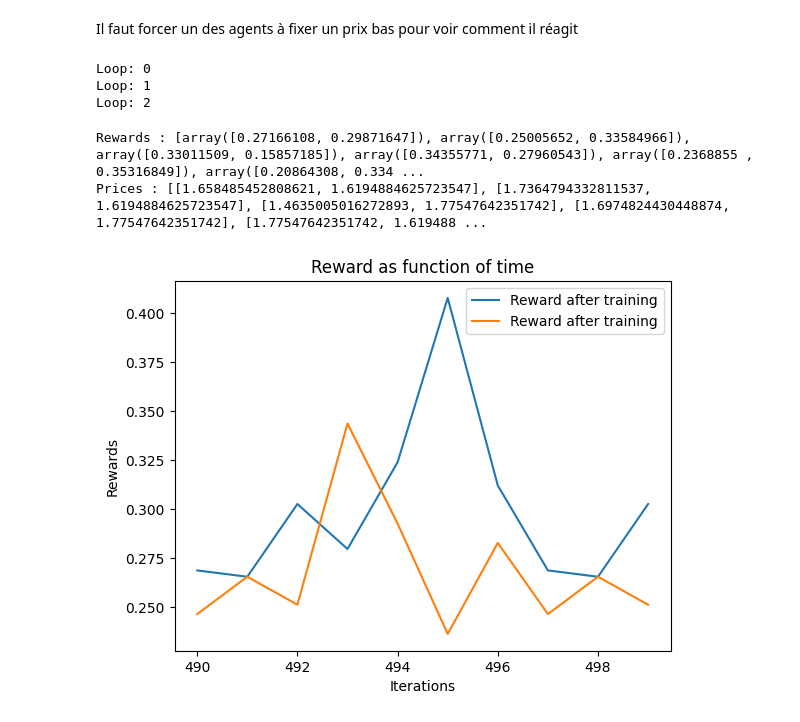
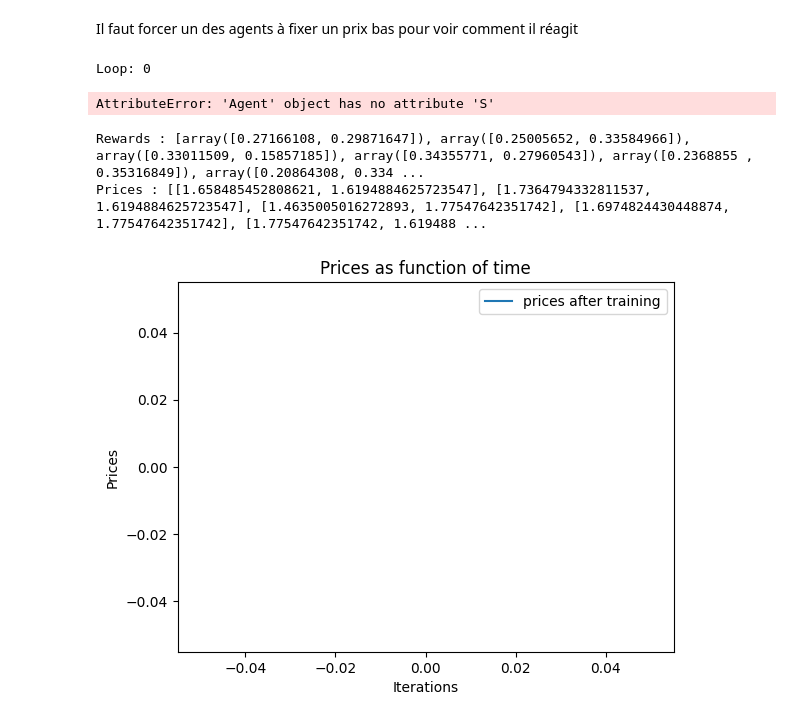
Before and after one commit to Suzie14/RLandPricing, a Jupyter notebook: notebooks/punishment.ipynb, the cells around one changed output. Drawn from its saved outputs; the diff is of its cells as text; code cells hidden in the pictures.

Commit message:
new modifs bc function findindex part3

```diff
--- a/notebooks/punishment.ipynb
+++ b/notebooks/punishment.ipynb
@@ -34,7 +30,7 @@ for loop in range(3):
     s_t = env([agent.p for agent in agents])[1]
     for agent in agents:
         agent.s_t = s_t
-    s_ind = agents[0].find_index(agents[0].S, agents[0].s_t)
+    s_ind = agents[0].find_index(agents[0].s_t)
     for agent in agents:
         agent.s_ind = s_ind
 
@@ -48,7 +44,7 @@ for loop in range(3):
         for agent in agents:
             agent.s_t1 = s_t1
 
-        s_ind1 = agents[0].find_index(agents[0].S, agents[0].s_t1)
+        s_ind1 = agents[0].find_index(agents[0].s_t1)
         for agent in agents:
             agent.s_ind1 = s_ind1
 
@@ -74,8 +70,7 @@ for loop in range(3):
         final_q_matrices.append(agent.Q.copy())
 # %% [output]
 Loop: 0
-Loop: 1
-Loop: 2
+AttributeError: 'Agent' object has no attribute 'S'
 # %%
 # Phase de jeu avec les agents entraînés
   # Nombre d'étapes de simulation de jeu
@@ -127,14 +122,13 @@ print(f"Prices : {prices}")
 Rewards : [array([0.27166108, 0.29871647]), array([0.25005652, 0.33584966]), array([0.33011509, 0.15857185]), array([0.34355771, 0.27960543]), array([0.2368855 , 0.35316849]), array([0.20864308, 0.334 ...
 Prices : [[1.658485452808621, 1.6194884625723547], [1.7364794332811537, 1.6194884625723547], [1.4635005016272893, 1.77547642351742], [1.6974824430448874, 1.77547642351742], [1.77547642351742, 1.619488 ...
 # %%
-
 import matplotlib.pyplot as plt
-plt.plot(range(len(rewards))[-10:], rewards[-10:], label=f"Reward after training")
+plt.plot(range(len(prices))[-10:], prices[-10:], label=f"prices after training")
 
 plt.xlabel("Iterations")
-plt.ylabel("Rewards")
-plt.title("Reward as function of time")
+plt.ylabel("Prices")
+plt.title("Prices as function of time")
 plt.legend()
 plt.show()
 # %% [output]
-[figure, old version]
+[figure, new version]
```
Also changed, not shown: parts of 2 cells of this notebook, 3 other files.
